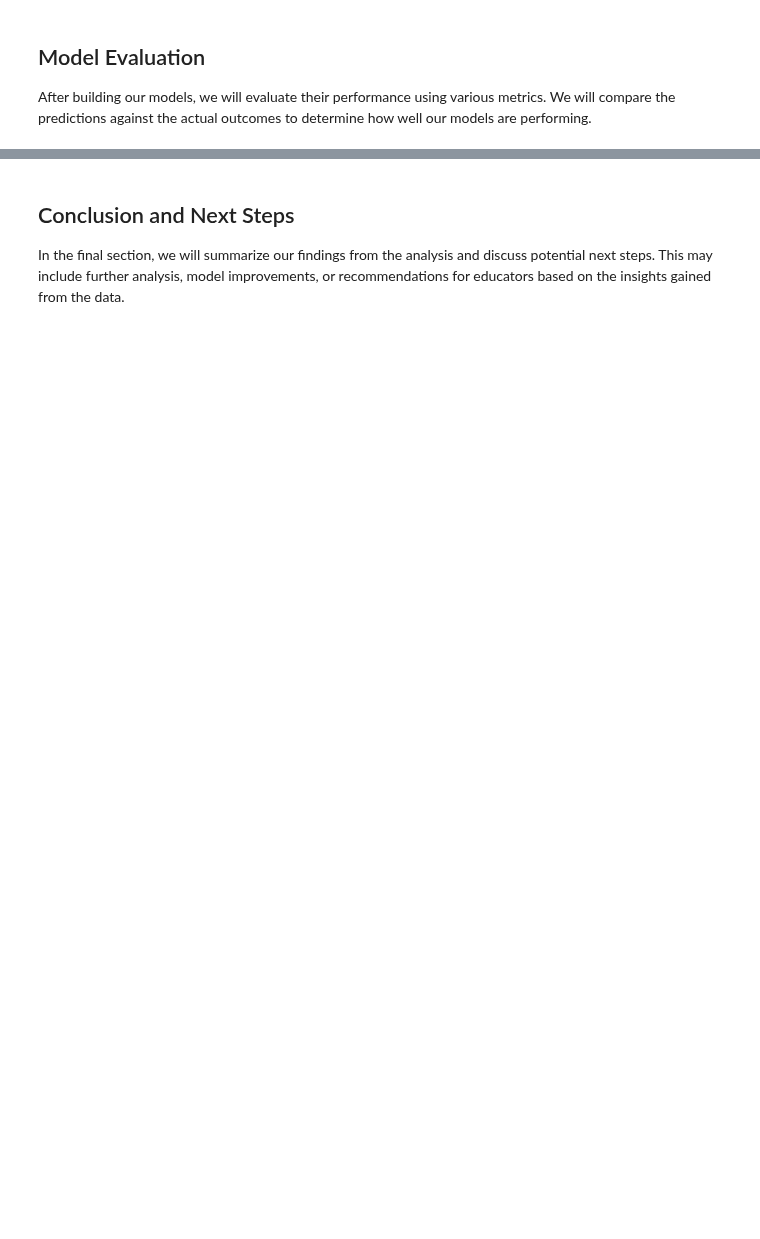
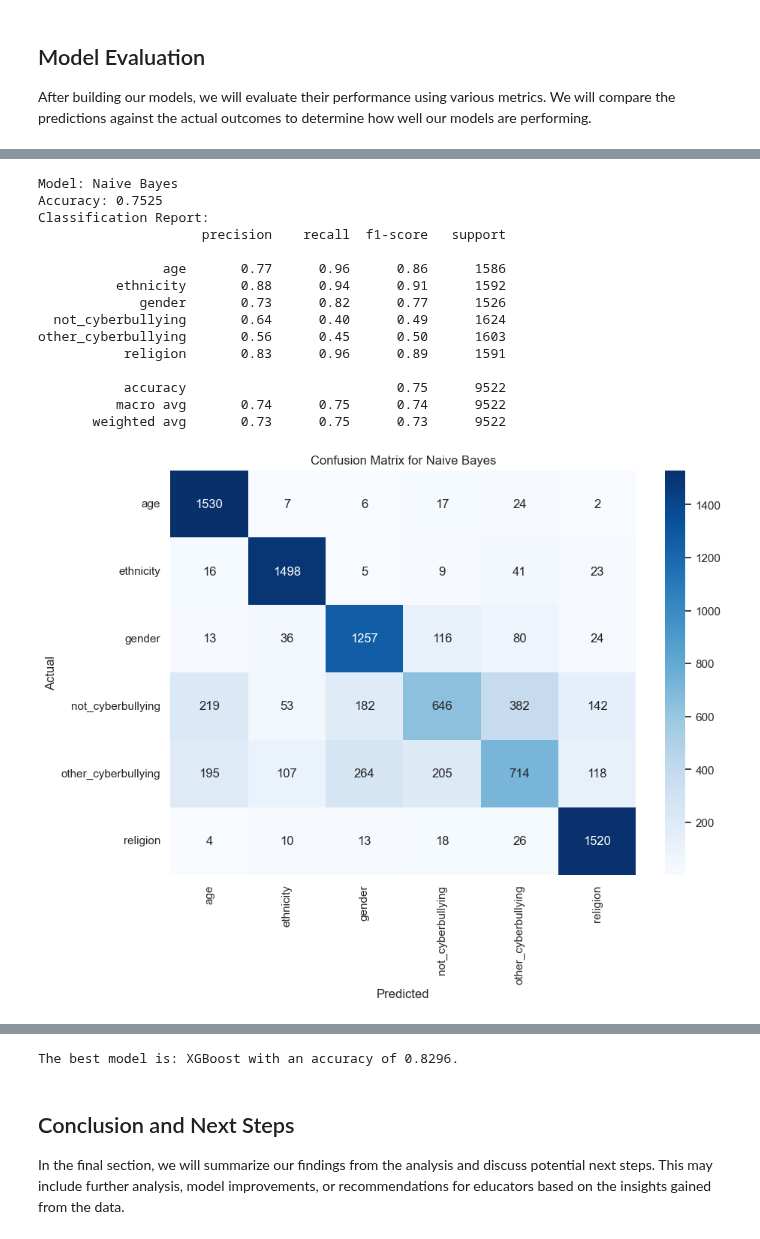
Before and after one commit to richenapedro/Data-Science-Analyst, a Jupyter notebook: Working/CyberBullying Detection/script/CyberBullying Detection.ipynb, the cells around one changed output, grey strips where cells are left out. Drawn from its saved outputs; the diff is of its cells as text; code cells hidden in the pictures; blank space fills up the shorter version.

```diff
--- a/Working/CyberBullying Detection/script/CyberBullying Detection.ipynb
+++ b/Working/CyberBullying Detection/script/CyberBullying Detection.ipynb
@@ -445,15 +458,3 @@ plt.show()
 # %% [markdown]
 ## Modeling <a name="modeling"></a>
 In this section, we will build machine learning models to predict students' academic performance based on their alcohol consumption and other features. We will choose appropriate algorithms and fit them to our training data.
-# %%
-X_train, X_test, y_train, y_test = train_test_split(df['cleaned_text'], df['cyberbullying_type'], test_size=0.2, random_state=42)
-
-tfidf_vectorizer = TfidfVectorizer(max_features=1000)
-X_train_tfidf = tfidf_vectorizer.fit_transform(X_train)
-X_test_tfidf = tfidf_vectorizer.transform(X_test)
-
-model = MultinomialNB()
-model.fit(X_train_tfidf, y_train)
-
-# Predict
-y_pred = model.predict(X_test_tfidf)
@@ -477,0 +528,55 @@ other_cyberbullying       0.55      0.48      0.51      1603
+# %%
+# Initialize a dictionary to store evaluation results
+results = {}
+
+# Loop through the predictions dictionary to evaluate each model
+for model_name, y_pred in predictions.items():
+    # Calculate accuracy score
+    accuracy = accuracy_score(y_test, y_pred)
+
+    # Generate a classification report
+    report = classification_report(y_test, y_pred, target_names=label_encoder.classes_)
+
+    # Store results in the results dictionary
+    results[model_name] = {
+        'accuracy': accuracy,
+        'report': report
+    }
+
+    # Print the evaluation results for the current model
+    print(f"Model: {model_name}")
+    print(f"Accuracy: {accuracy:.4f}")
+    print("Classification Report:")
+    print(report)
+
+    # Generate and display the confusion matrix
+    conf_matrix = confusion_matrix(y_test, y_pred)
+    plt.figure(figsize=(10, 7))
+    sns.heatmap(conf_matrix, annot=True, fmt='d', cmap='Blues', xticklabels=label_encoder.classes_, yticklabels=label_encoder.classes_)
+    plt.title(f'Confusion Matrix for {model_name}')
+    plt.xlabel('Predicted')
+    plt.ylabel('Actual')
+    plt.show()
+
+# Determine the best model based on accuracy
+best_model = max(results, key=lambda x: results[x]['accuracy'])
+best_accuracy = results[best_model]['accuracy']
+
+print(f"The best model is: {best_model} with an accuracy of {best_accuracy:.4f}.")
+# %% [output]
+Model: Naive Bayes
+Accuracy: 0.7525
+Classification Report:
+                     precision    recall  f1-score   support
+
+                age       0.77      0.96      0.86      1586
+          ethnicity       0.88      0.94      0.91      1592
+             gender       0.73      0.82      0.77      1526
+  not_cyberbullying       0.64      0.40      0.49      1624
+other_cyberbullying       0.56      0.45      0.50      1603
+           religion       0.83      0.96      0.89      1591
+
+           accuracy                           0.75      9522
+          macro avg       0.74      0.75      0.74      9522
+       weighted avg       0.73      0.75      0.73      9522
+[figure, added]
@@ -478,3 +631,4 @@ other_cyberbullying       0.55      0.48      0.51      1603
+The best model is: XGBoost with an accuracy of 0.8296.
 # %% [markdown]
 ## Conclusion and Next Steps <a name="conclusion-and-next-steps"></a>
 In the final section, we will summarize our findings from the analysis and discuss potential next steps. This may include further analysis, model improvements, or recommendations for educators based on the insights gained from the data.
```
Also changed, not shown: parts of 8 cells of this notebook.
